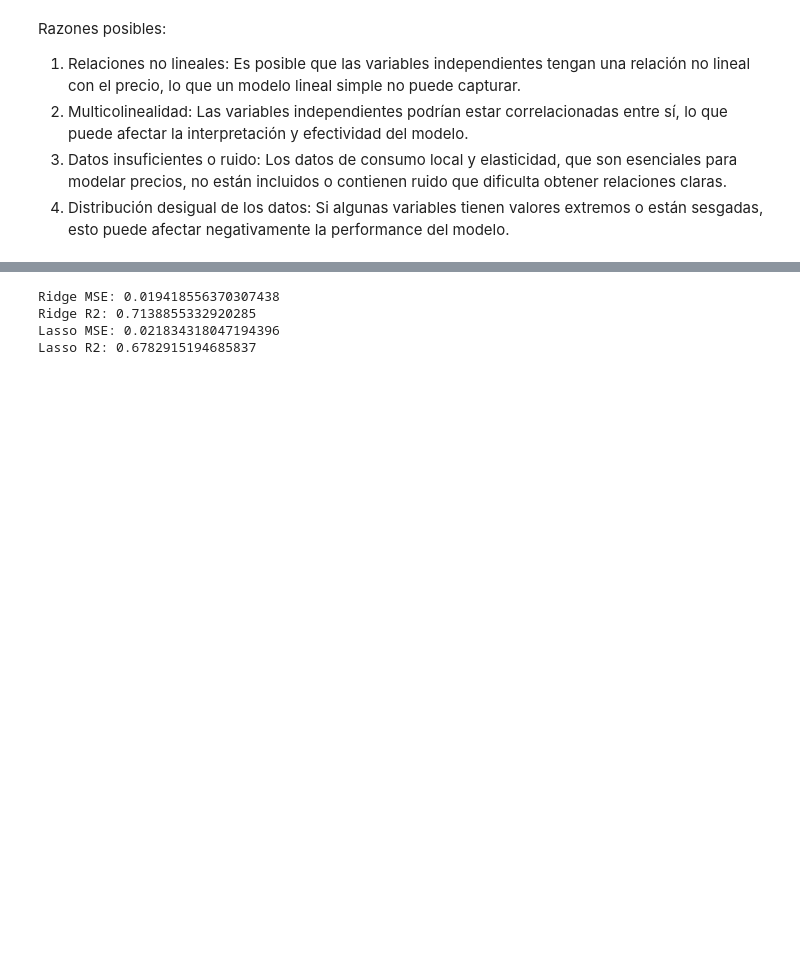
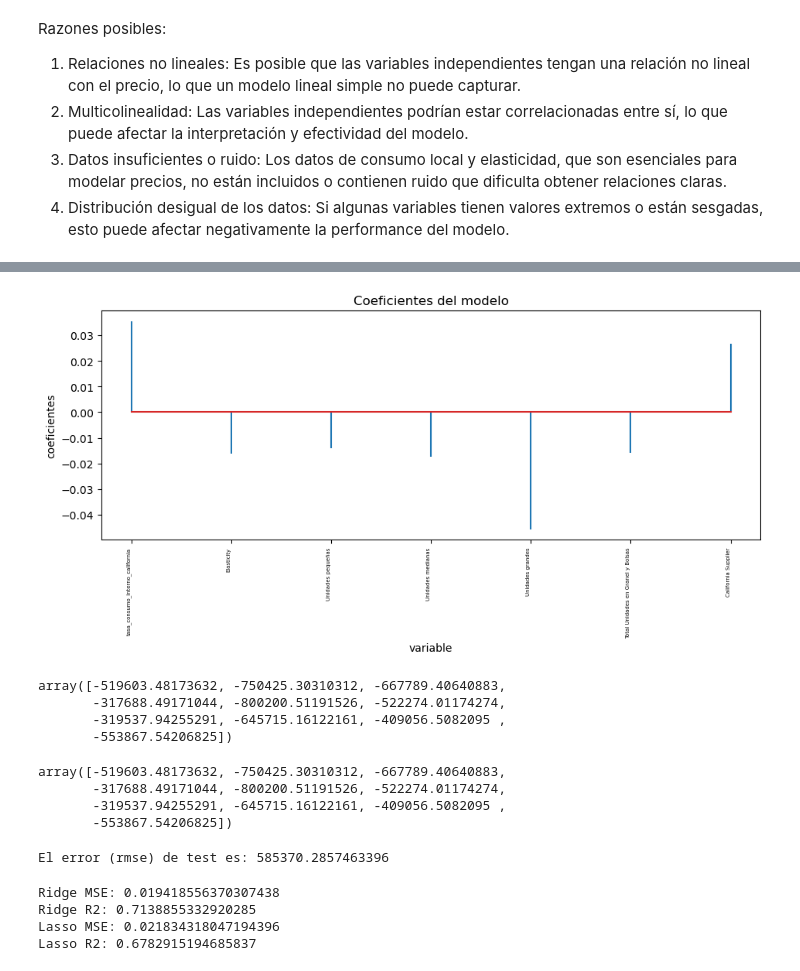
Before and after one commit to arboldeku/Avocado-2.0, a Jupyter notebook: code/modelos_predicciones.ipynb, the cells around one changed output, grey strips where cells are left out. Drawn from its saved outputs; the diff is of its cells as text; code cells hidden in the pictures; blank space fills up the shorter version.

```diff
--- a/code/modelos_predicciones.ipynb
+++ b/code/modelos_predicciones.ipynb
@@ -300,0 +239,23 @@ TypeError: _BaseRidgeCV.__init__() got an unexpected keyword argument 'normalize
+# %%
+from sklearn.preprocessing import StandardScaler
+from sklearn.linear_model import RidgeCV
+from sklearn.pipeline import Pipeline
+import numpy as np
+
+# Escalado de los datos
+scaler = StandardScaler()
+X_train_scaled = scaler.fit_transform(X_train)
+X_test_scaled = scaler.transform(X_test)
+
+# Creación del modelo RidgeCV
+modelo = RidgeCV(
+    alphas=np.logspace(-10, 2, 200),
+    fit_intercept=True,
+    store_cv_values=True
+)
+
+# Entrenamiento del modelo
+modelo.fit(X=X_train_scaled, y=y_train)
+
+# Predicción
+y_pred = modelo.predict(X_test_scaled)
@@ -301,3 +350,53 @@ TypeError: _BaseRidgeCV.__init__() got an unexpected keyword argument 'normalize
+# %%
+# Coeficientes del modelo
+# ==============================================================================
+df_coeficientes = pd.DataFrame(
+                        {'predictor': X_train.columns,
+                         'coef': modelo.coef_.flatten()}
+                  )
+
+fig, ax = plt.subplots(figsize=(11, 3.84))
+ax.stem(df_coeficientes.predictor, df_coeficientes.coef, markerfmt=' ')
+plt.xticks(rotation=90, ha='right', size=5)
+ax.set_xlabel('variable')
+ax.set_ylabel('coeficientes')
+ax.set_title('Coeficientes del modelo');
+# %% [output]
+[figure, added]
+# %%
+# Predicciones test
+# ==============================================================================
+predicciones = modelo.predict(X=X_test)
+predicciones = predicciones.flatten()
+predicciones[:10]
+# %% [output]
+array([-519603.48173632, -750425.30310312, -667789.40640883,
+       -317688.49171044, -800200.51191526, -522274.01174274,
+       -319537.94255291, -645715.16122161, -409056.5082095 ,
+       -553867.54206825])
+# %%
+# Predicciones test
+# ==============================================================================
+predicciones = modelo.predict(X=X_test)
+predicciones = predicciones.flatten()
+predicciones[:10]
+# %% [output]
+array([-519603.48173632, -750425.30310312, -667789.40640883,
+       -317688.49171044, -800200.51191526, -522274.01174274,
+       -319537.94255291, -645715.16122161, -409056.5082095 ,
+       -553867.54206825])
+# %%
+# Error de test del modelo
+# ==============================================================================
+rmse_ridge = mean_squared_error(
+                y_true  = y_test,
+                y_pred  = predicciones,
+                squared = False
+             )
+print("")
+print(f"El error (rmse) de test es: {rmse_ridge}")
+# %% [output]
+El error (rmse) de test es: 585370.2857463396
 # %%
 from sklearn.linear_model import Ridge, Lasso
 from sklearn.model_selection import train_test_split
```
Also changed, not shown: parts of 6 cells of this notebook, 1 other file.
